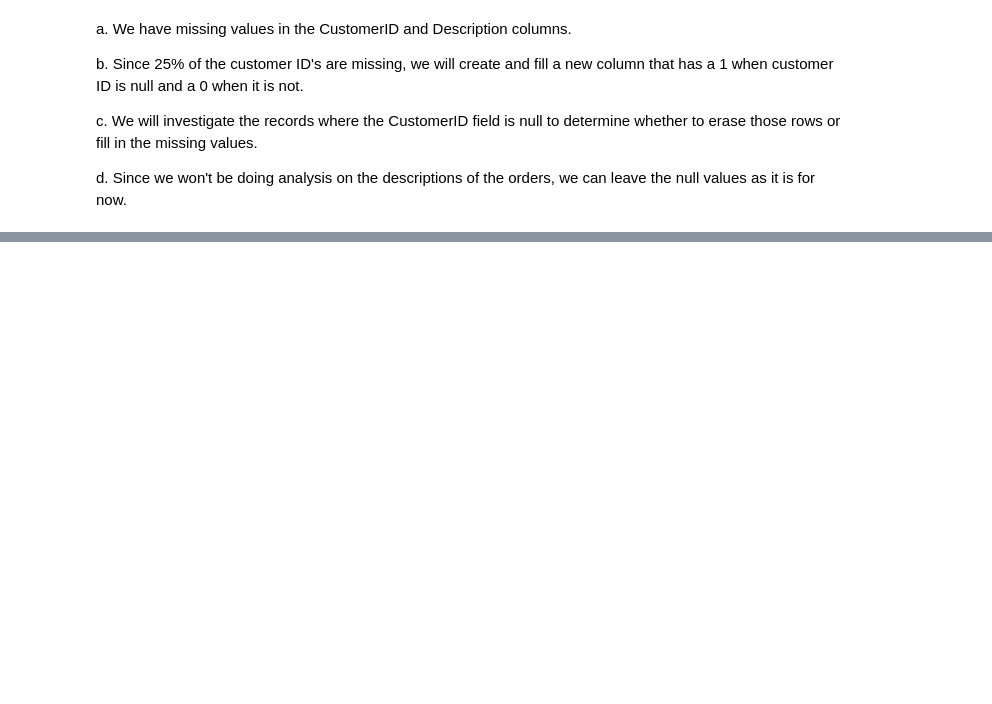
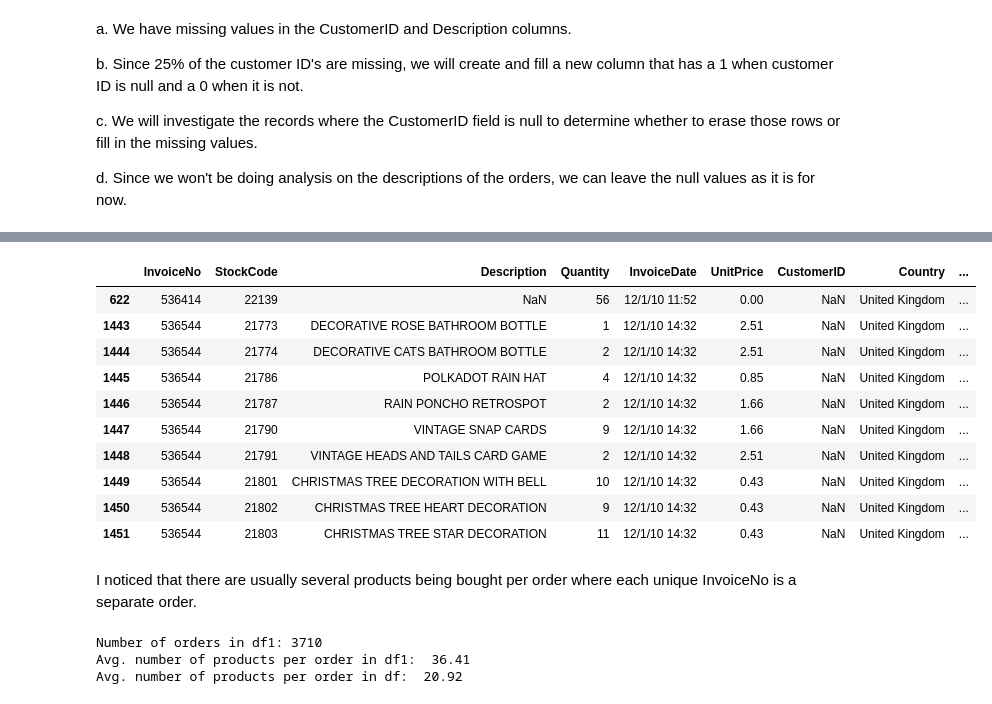
Before and after one commit to Ranjitkumarmuduli/Capstone-Project--4, a Jupyter notebook: Online_Retail_Customer_Segmentation_Capstone_Project.ipynb, the cells around one changed output, grey strips where cells are left out. Cells and saved outputs as stored; diff of their text form; code cells hidden in the pictures; blank space fills up the shorter version.

```diff
--- a/Online_Retail_Customer_Segmentation_Capstone_Project.ipynb
+++ b/Online_Retail_Customer_Segmentation_Capstone_Project.ipynb
@@ -162,3 +162,8 @@ b. Since 25% of the customer ID's are missing, we will create and fill a new col
 c. We will investigate the records where the CustomerID field is null to determine whether to erase those rows or fill in the missing values.
 
 d. Since we won't be doing analysis on the descriptions of the orders, we can leave the null values as it is for now.
+# %%
+df['CustomerID_is_null'] = [1 if i == True else 0 for i in df.CustomerID.isnull()]
+# %%
+#Create a new dateframe of only orders with missing CustomerID values
+df1 = df[df['CustomerID_is_null'] == 1]
@@ -164,0 +189,24 @@ d. Since we won't be doing analysis on the descriptions of the orders, we can le
+# %%
+df1.head(10)
+# %% [output]
+|  | InvoiceNo | StockCode | Description | Quantity | InvoiceDate | UnitPrice | CustomerID | Country | ... |
+| 622 | 536414 | 22139 | NaN | 56 | 12/1/10 11:52 | 0.00 | NaN | United Kingdom | ... |
+| 1443 | 536544 | 21773 | DECORATIVE ROSE BATHROOM BOTTLE | 1 | 12/1/10 14:32 | 2.51 | NaN | United Kingdom | ... |
+| 1444 | 536544 | 21774 | DECORATIVE CATS BATHROOM BOTTLE | 2 | 12/1/10 14:32 | 2.51 | NaN | United Kingdom | ... |
+| 1445 | 536544 | 21786 | POLKADOT RAIN HAT | 4 | 12/1/10 14:32 | 0.85 | NaN | United Kingdom | ... |
+| 1446 | 536544 | 21787 | RAIN PONCHO RETROSPOT | 2 | 12/1/10 14:32 | 1.66 | NaN | United Kingdom | ... |
+| 1447 | 536544 | 21790 | VINTAGE SNAP CARDS | 9 | 12/1/10 14:32 | 1.66 | NaN | United Kingdom | ... |
+| 1448 | 536544 | 21791 | VINTAGE HEADS AND TAILS CARD GAME | 2 | 12/1/10 14:32 | 2.51 | NaN | United Kingdom | ... |
+| 1449 | 536544 | 21801 | CHRISTMAS TREE DECORATION WITH BELL | 10 | 12/1/10 14:32 | 0.43 | NaN | United Kingdom | ... |
+| 1450 | 536544 | 21802 | CHRISTMAS TREE HEART DECORATION | 9 | 12/1/10 14:32 | 0.43 | NaN | United Kingdom | ... |
+| 1451 | 536544 | 21803 | CHRISTMAS TREE STAR DECORATION | 11 | 12/1/10 14:32 | 0.43 | NaN | United Kingdom | ... |
+# %% [markdown]
+I noticed that there are usually several products being bought per order where each unique InvoiceNo is a separate order.
+# %%
+print("Number of orders in df1:", df1['InvoiceNo'].nunique())
+print("Avg. number of products per order in df1: ", round(df1['StockCode'].count() / df1['InvoiceNo'].nunique(),2) )
+print("Avg. number of products per order in df: ",  round(df['StockCode'].count() / df['InvoiceNo'].nunique(),2) )
+# %% [output]
+Number of orders in df1: 3710
+Avg. number of products per order in df1:  36.41
+Avg. number of products per order in df:  20.92
```
Also changed, not shown: parts of 1 cell of this notebook.
